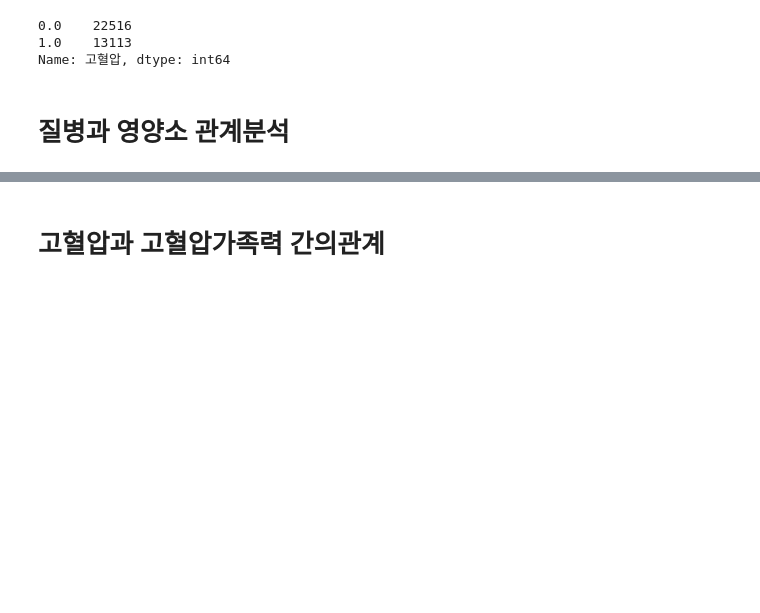
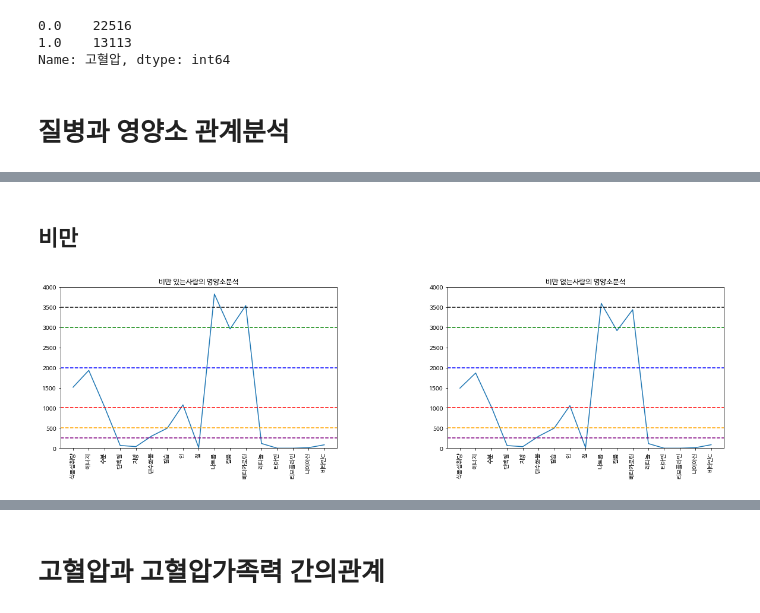
Before and after one commit to amthreeh/healthnutrition, a Jupyter notebook: nuritionC.ipynb, the cells around one changed output, grey strips where cells are left out. Drawn from its saved outputs; the diff is of its cells as text; code cells hidden in the pictures; blank space fills up the shorter version.

```diff
--- a/nuritionC.ipynb
+++ b/nuritionC.ipynb
@@ -935,0 +907,35 @@ hyperlipidemia = [
+# %%
+def relation_disease_nutrition(dis):
+
+  health_do = health[health[dis] == 1]
+  health_dx = health[health[dis] != 1]
+
+  grid = gridspec.GridSpec(1,2)#그래프를 그릴 도화지 개수
+  plt.figure(figsize=(20,5))
+  plt.subplots_adjust(wspace= 0.4, hspace=0.3) #그래프 간의 거리 조절
+
+  ax0 = plt.subplot(grid[0])
+  ax1 = plt.subplot(grid[1])
+
+  ax0.plot(health_do[nutritionF].mean())
+  ax0.set_ylim([0, 4000])
+  ax0.set_title(f"{dis} 있는사람의 영양소분석")
+  ax0.axhline(250,0,len(nutritionF), color='purple', linestyle = '--')
+  ax0.axhline(500,0,len(nutritionF), color='orange', linestyle = '--')
+  ax0.axhline(1000,0,len(nutritionF), color='red', linestyle = '--')
+  ax0.axhline(2000,0,len(nutritionF), color='blue', linestyle = '--')
+  ax0.axhline(3000,0,len(nutritionF), color='green', linestyle = '--')
+  ax0.axhline(3500,0,len(nutritionF), color='black', linestyle = '--')
+
+  _=ax0.set_xticklabels(nutritionF_name, rotation=90)
+
+  ax1.plot(health_dx[nutritionF].mean())
+  ax1.set_ylim([0, 4000])
+  ax1.set_title(f"{dis} 없는사람의 영양소분석")
+  ax1.axhline(250,0,len(nutritionF), color='purple', linestyle = '--')
+  ax1.axhline(500,0,len(nutritionF), color='orange', linestyle = '--')
+  ax1.axhline(1000,0,len(nutritionF), color='red', linestyle = '--')
+  ax1.axhline(2000,0,len(nutritionF), color='blue', linestyle = '--')
+  ax1.axhline(3000,0,len(nutritionF), color='green', linestyle = '--')
+  ax1.axhline(3500,0,len(nutritionF), color='black', linestyle = '--')
+  _=ax1.set_xticklabels(nutritionF_name, rotation=90)
@@ -935,0 +949,8 @@ hyperlipidemia = [
+# %% [markdown]
+## 비만
+# %%
+relation_disease_nutrition(disease[0])
+
+#비만있는 사람이 없는사람보다 나트륨과 베타카로틴이 더 많음
+# %% [output]
+[figure, added]
```
Also changed, not shown: parts of 38 cells of this notebook.
